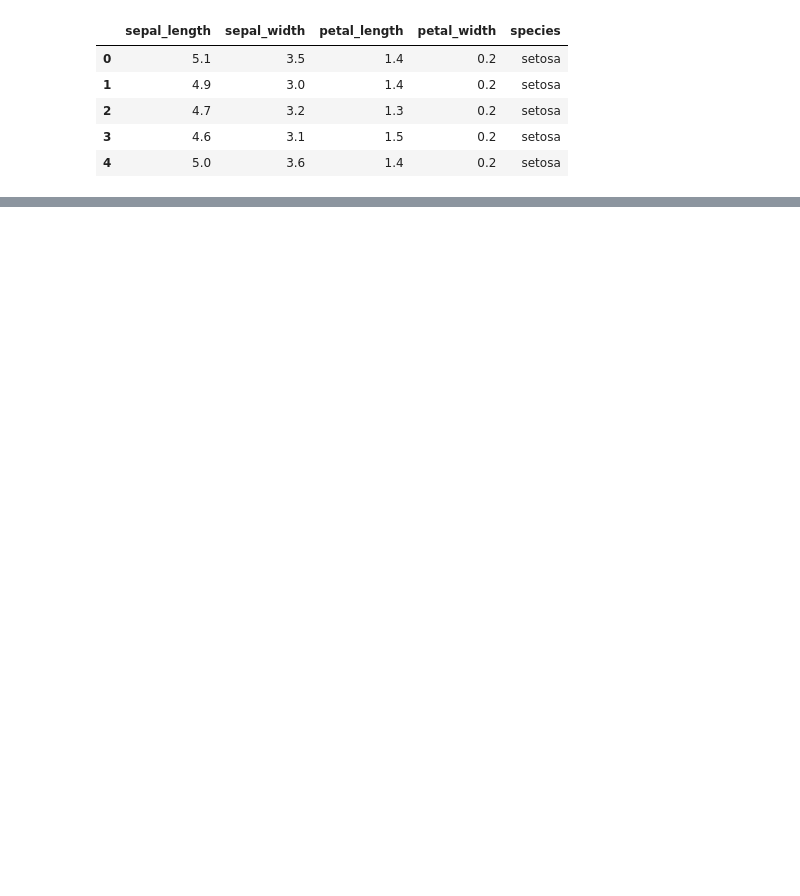
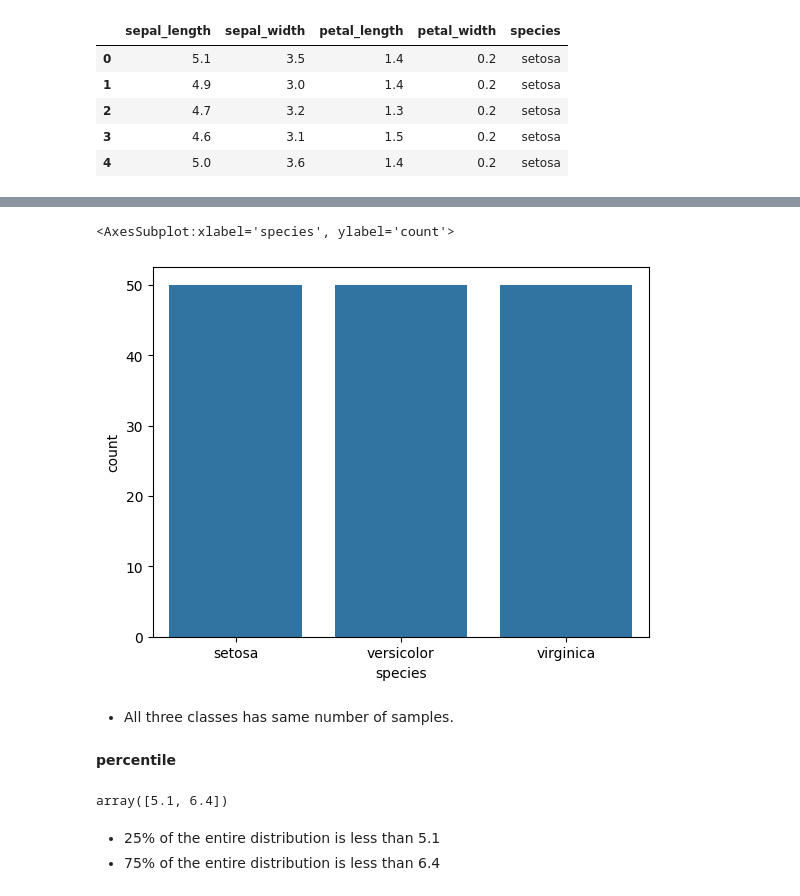
Before and after one commit to bhandariarun/KMC, a Jupyter notebook: week4/day_02/1_lab_statistics.ipynb, the cells around one changed output, grey strips where cells are left out. Drawn from its saved outputs; the diff is of its cells as text; code cells hidden in the pictures; blank space fills up the shorter version.

```diff
--- a/week4/day_02/1_lab_statistics.ipynb
+++ b/week4/day_02/1_lab_statistics.ipynb
@@ -111,0 +115,20 @@ sns.hi
+# %%
+# features: species
+
+sns.countplot(x = df_iris['species'])
+# %% [output]
+<AxesSubplot:xlabel='species', ylabel='count'>
+[figure, added]
+# %% [markdown]
+- All three classes has same number of samples.
+# %% [markdown]
+**percentile**
+# %%
+# get 25% and 75% percentile
+
+np.percentile(df_iris['sepal_length'], [25, 75])
+# %% [output]
+array([5.1, 6.4])
+# %% [markdown]
+- 25% of the entire distribution is less than 5.1
+- 75% of the entire distribution is less than 6.4
```
Also changed, not shown: parts of 25 cells of this notebook, 1 other file.
